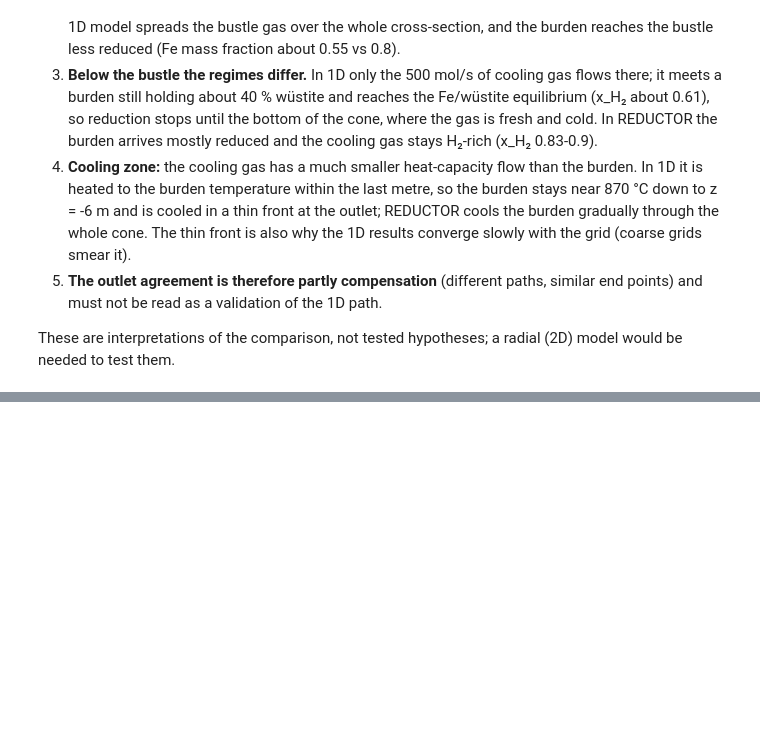
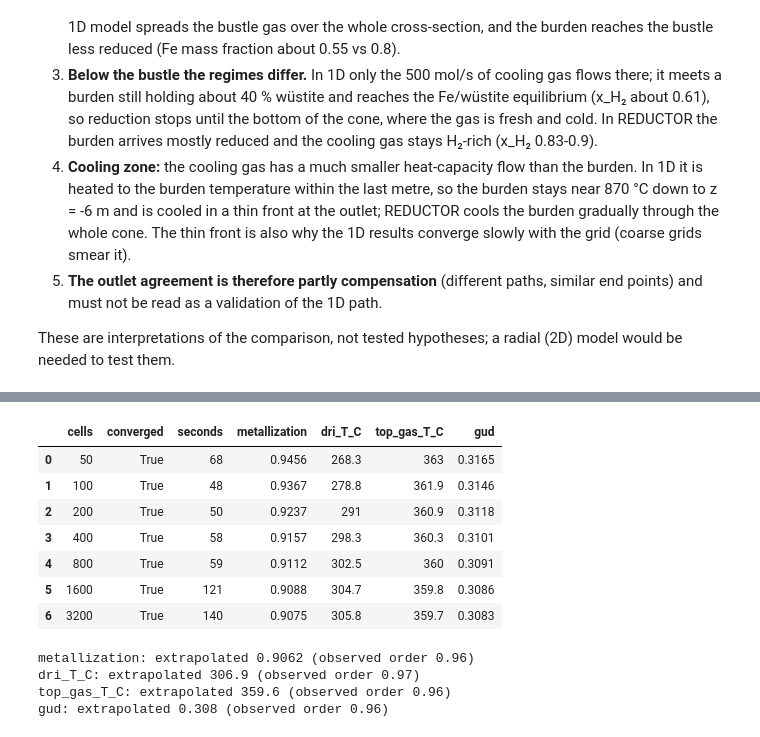
Before and after one commit to mutarisi-chibaya/shaft-furnace-simulator, a Jupyter notebook: notebooks/05_reductor_comparison.ipynb, the cells around one changed output, grey strips where cells are left out. Cells and saved outputs as stored; diff of their text form; code cells hidden in the pictures; blank space fills up the shorter version.

```diff
--- a/notebooks/05_reductor_comparison.ipynb
+++ b/notebooks/05_reductor_comparison.ipynb
@@ -121,0 +126,26 @@ be needed to test them.
+# %%
+import json
+
+import run_grid_study as rg
+from IPython.display import display
+
+grid = json.loads((ROOT / "results" / "cases" / "grid_caseA.json").read_text())
+cols = ["cells", "converged", "seconds", "metallization", "dri_T_C", "top_gas_T_C", "gud"]
+gtab = pd.DataFrame(grid)[cols]
+display(gtab.round({"seconds": 0, "metallization": 4, "dri_T_C": 1, "top_gas_T_C": 1, "gud": 4}))
+for k in ("metallization", "dri_T_C", "top_gas_T_C", "gud"):
+    ext, order = rg.richardson(grid, k)
+    print(f"{k}: extrapolated {ext:.4g} (observed order {order:.2f})")
+# %% [output]
+|  | cells | converged | seconds | metallization | dri_T_C | top_gas_T_C | gud |
+| 0 | 50 | True | 68 | 0.9456 | 268.3 | 363 | 0.3165 |
+| 1 | 100 | True | 48 | 0.9367 | 278.8 | 361.9 | 0.3146 |
+| 2 | 200 | True | 50 | 0.9237 | 291 | 360.9 | 0.3118 |
+| 3 | 400 | True | 58 | 0.9157 | 298.3 | 360.3 | 0.3101 |
+| 4 | 800 | True | 59 | 0.9112 | 302.5 | 360 | 0.3091 |
+| 5 | 1600 | True | 121 | 0.9088 | 304.7 | 359.8 | 0.3086 |
+| 6 | 3200 | True | 140 | 0.9075 | 305.8 | 359.7 | 0.3083 |
+metallization: extrapolated 0.9062 (observed order 0.96)
+dri_T_C: extrapolated 306.9 (observed order 0.97)
+top_gas_T_C: extrapolated 359.6 (observed order 0.96)
+gud: extrapolated 0.308 (observed order 0.96)
```
Also changed, not shown: parts of 2 cells of this notebook, 36 other files.
